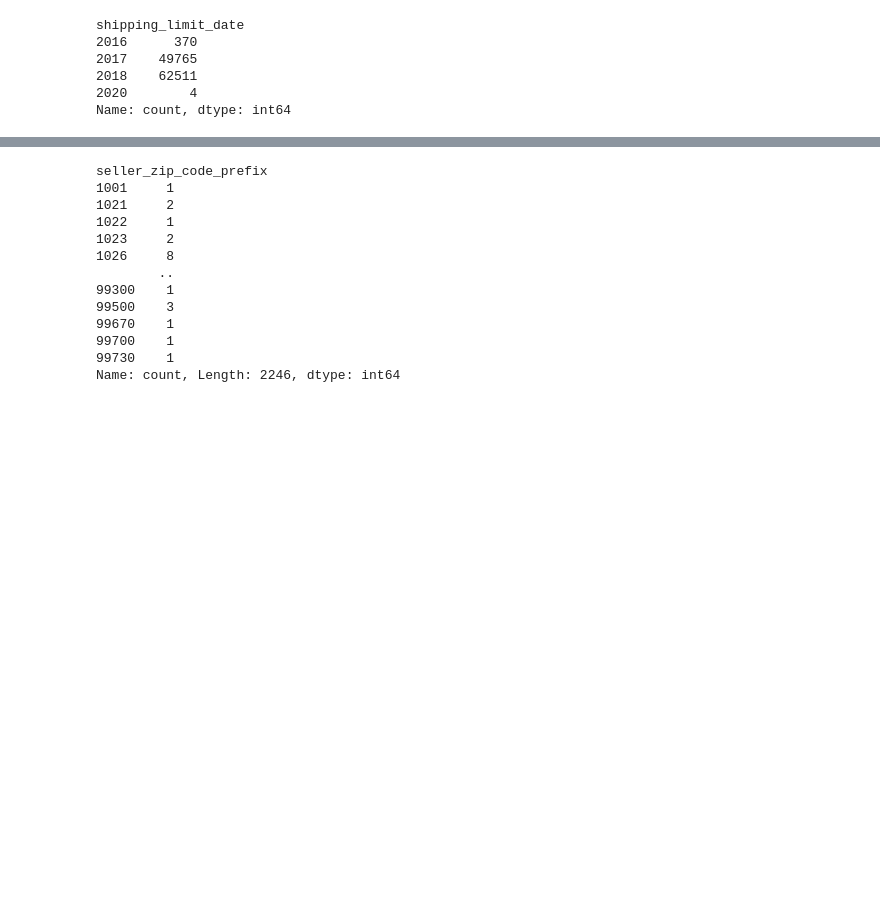
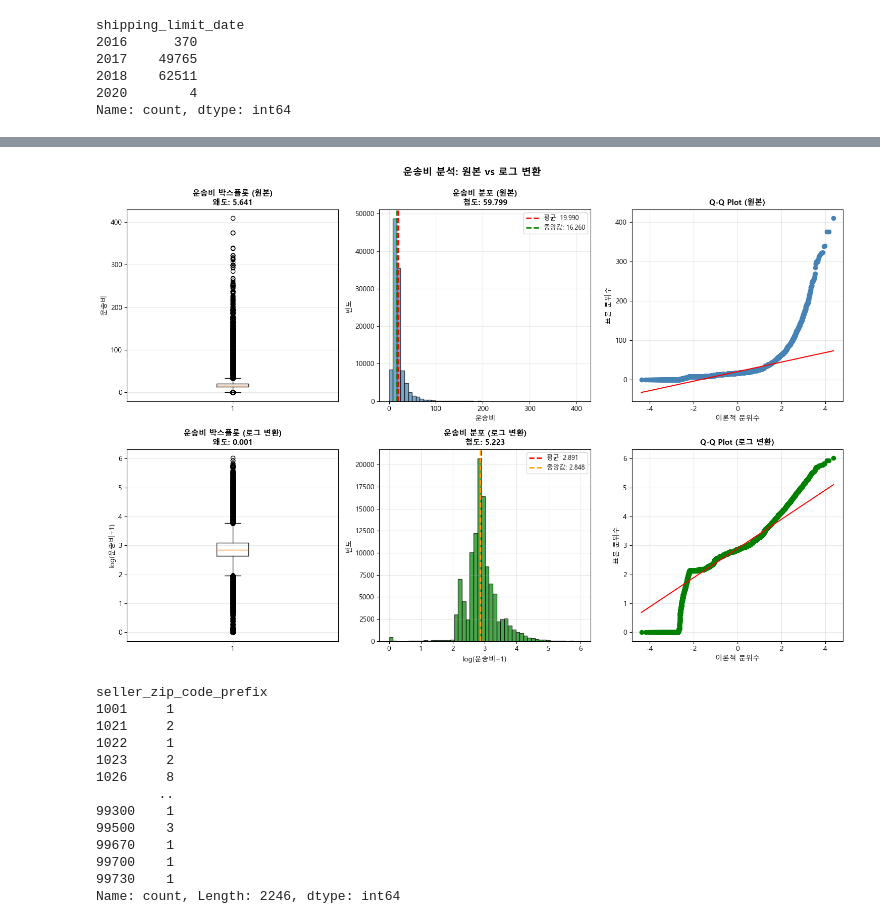
Before and after one commit to Kim-min-soo/it-s_advanced_project, a Jupyter notebook: works/kim-min-soo/test.ipynb, the cells around one changed output, grey strips where cells are left out. Cells and saved outputs as stored; diff of their text form; code cells hidden in the pictures; blank space fills up the shorter version.

```diff
--- a/works/kim-min-soo/test.ipynb
+++ b/works/kim-min-soo/test.ipynb
@@ -589,3 +800,87 @@ Name: freight_value, dtype: float64
+# %%
+# 시각화 - 원본 vs 로그 변환 비교
+fig, axes = plt.subplots(2, 3, figsize=(15, 10))
+
+# 로그 변환
+price_log = np.log1p(df_order_items['freight_value'])  # log(price + 1)
+
+# 로그 변환 후 왜도와 첨도
+price_log_skew = skew(price_log)
+price_log_kurt = kurtosis(price_log)
+
+# ============================================================================
+# 첫 번째 행: 원본 데이터
+# ============================================================================
+
+# 1. 박스플롯 (원본)
+axes[0, 0].boxplot(df_order_items['freight_value'])
+axes[0, 0].set_title(f'운송비 박스플롯 (원본)\n왜도: {price_skew:.3f}',
+                     fontsize=11, fontweight='bold')
+axes[0, 0].set_ylabel('운송비')
+axes[0, 0].grid(True, alpha=0.3)
+
+# 2. 히스토그램 (원본)
+axes[0, 1].hist(df_order_items['freight_value'], bins=50, edgecolor='black', alpha=0.7, color='steelblue')
+axes[0, 1].axvline(df_order_items['freight_value'].mean(), color='red', linestyle='--',
+                    linewidth=2, label=f'평균: {df_order_items["freight_value"].mean():.3f}')
+axes[0, 1].axvline(df_order_items['freight_value'].median(), color='green', linestyle='--',
+                    linewidth=2, label=f'중앙값: {df_order_items["freight_value"].median():.3f}')
+axes[0, 1].set_title(f'운송비 분포 (원본)\n첨도: {price_kurt:.3f}',
+                     fontsize=11, fontweight='bold')
+axes[0, 1].set_xlabel('운송비')
+axes[0, 1].set_ylabel('빈도')
+axes[0, 1].legend(fontsize=9)
+axes[0, 1].grid(True, alpha=0.3)
+
+# 3. Q-Q plot (원본)
+stats.probplot(df_order_items['freight_value'], dist="norm", plot=axes[0, 2])
+axes[0, 2].get_lines()[0].set_markerfacecolor('steelblue')  # 점 색상 통일
+axes[0, 2].get_lines()[0].set_markeredgecolor('steelblue')
+axes[0, 2].set_title('Q-Q Plot (원본)', fontsize=11, fontweight='bold')
+axes[0, 2].set_xlabel('이론적 분위수')
+axes[0, 2].set_ylabel('표본 분위수')
+axes[0, 2].grid(True, alpha=0.3)
+
+# ============================================================================
+# 두 번째 행: 로그 변환 데이터
+# ============================================================================
+
+# 1. 박스플롯 (로그)
+axes[1, 0].boxplot(price_log)
+axes[1, 0].set_title(f'운송비 박스플롯 (로그 변환)\n왜도: {price_log_skew:.3f}',
+                     fontsize=11, fontweight='bold')
+axes[1, 0].set_ylabel('log(운송비+1)')
+axes[1, 0].grid(True, alpha=0.3)
+
+# 2. 히스토그램 (로그)
+axes[1, 1].hist(price_log, bins=50, edgecolor='black', alpha=0.7, color='green')
+axes[1, 1].axvline(price_log.mean(), color='red', linestyle='--',
+                    linewidth=2, label=f'평균: {price_log.mean():.3f}')
+axes[1, 1].axvline(price_log.median(), color='orange', linestyle='--',
+                    linewidth=2, label=f'중앙값: {price_log.median():.3f}')
+axes[1, 1].set_title(f'운송비 분포 (로그 변환)\n첨도: {price_log_kurt:.3f}',
+                     fontsize=11, fontweight='bold')
+axes[1, 1].set_xlabel('log(운송비+1)')
+axes[1, 1].set_ylabel('빈도')
+axes[1, 1].legend(fontsize=9)
+axes[1, 1].grid(True, alpha=0.3)
+
+# 3. Q-Q plot (로그)
+stats.probplot(price_log, dist="norm", plot=axes[1, 2])
+axes[1, 2].get_lines()[0].set_markerfacecolor('green')  # 점 색상 통일
+axes[1, 2].get_lines()[0].set_markeredgecolor('green')
+axes[1, 2].set_title('Q-Q Plot (로그 변환)', fontsize=11, fontweight='bold')
+axes[1, 2].set_xlabel('이론적 분위수')
+axes[1, 2].set_ylabel('표본 분위수')
+axes[1, 2].grid(True, alpha=0.3)
+
+# 전체 제목
+fig.suptitle('운송비 분석: 원본 vs 로그 변환', fontsize=14, fontweight='bold', y=0.995)
+
+plt.tight_layout()
+plt.show()
+# %% [output]
+[figure, added]
 # %%
 # 5.seller_zip_code_prefix 범위 확인
 df_sellers['seller_zip_code_prefix'].value_counts().sort_index()
```
Also changed, not shown: parts of 21 cells of this notebook, 1 other file.
